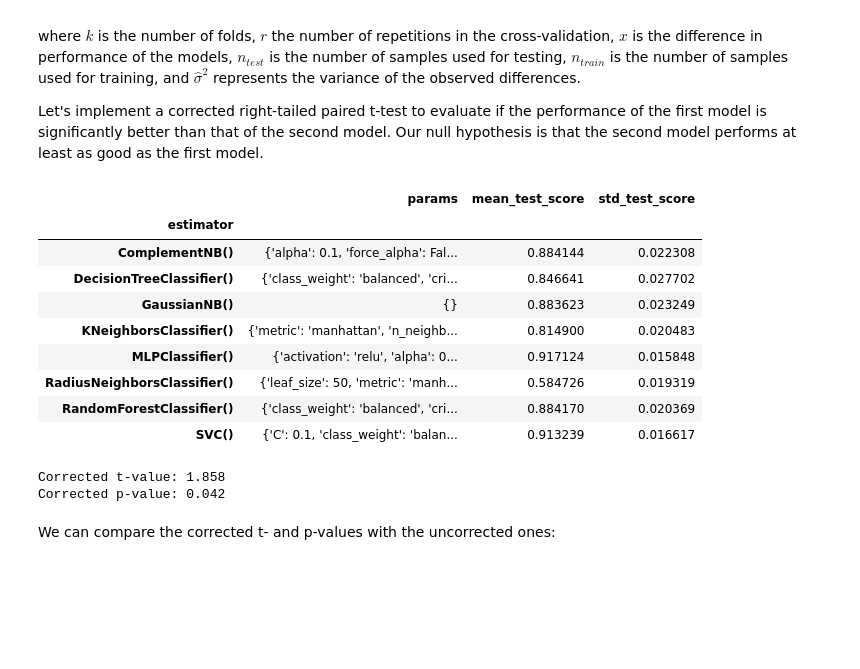
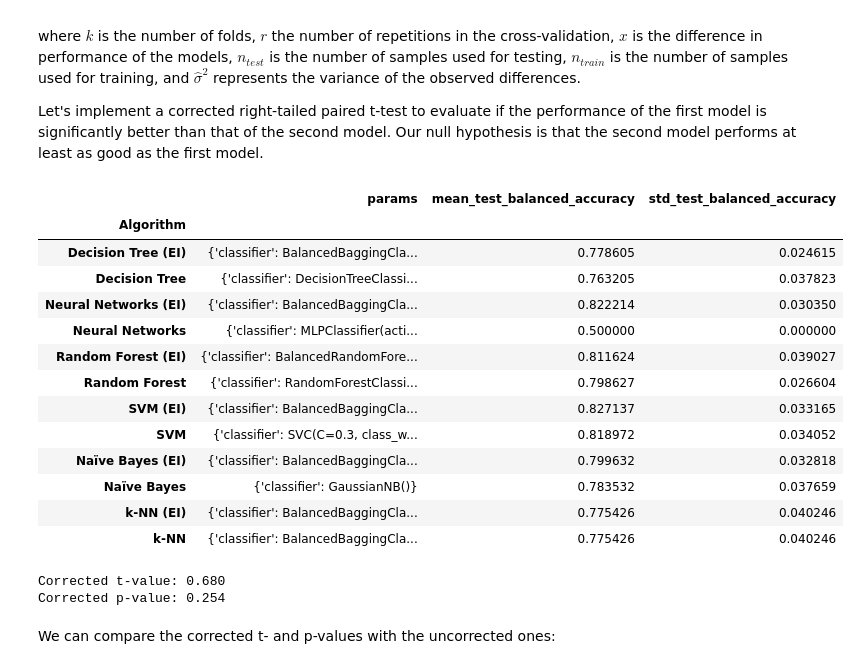
Before and after one commit to fabianopapaiz/als_prognosis_using_ensemble_imbalance, a Jupyter notebook: 05_Train_Validate_Models/16.1 - Multiple models comparison.ipynb, the cells around one changed output. Drawn from its saved outputs; the diff is of its cells as text; code cells hidden in the pictures; blank space fills up the shorter version.

```diff
--- a/05_Train_Validate_Models/16.1 - Multiple models comparison.ipynb
+++ b/05_Train_Validate_Models/16.1 - Multiple models comparison.ipynb
@@ -205,5 +319,5 @@ df_temp[['estimator', 'scenario', "params", 'best', "mean_test_balanced_accuracy
 # %%
-results_df = df_temp
+results_df = df_results.copy()
 
 
 
@@ -211,12 +325,13 @@ results_df = df_temp
 fig, (ax1, ax2, ax3, ax4) = plt.subplots(
     4,1,
     figsize=(7,20),
-#     sharex=False,
-#     sharey=True
+    sharex=False,
+    sharey=True
 )
 
 # create df of model scores ordered by performance
 model_scores = results_df.filter(regex=r"split\d*_test_balanced_accuracy")
+
 g = sns.lineplot(
     ax=ax1,
     data=model_scores.transpose().iloc[:30],
@@ -230,6 +345,7 @@ ax1.set_ylabel("Performance", size=12)
 ax1.tick_params(bottom=True, labelbottom=False)
 ax1.set_title('Balanced Accuracy')
 
+ax1.legend(results_df.Algorithm.values)
 sns.move_legend(g, "center right", bbox_to_anchor=(1.45, 0.5), frameon=True, markerscale=1.7,)
 
 
@@ -247,6 +363,7 @@ ax2.set_xlabel("CV test fold", size=12, labelpad=10)
 ax2.tick_params(bottom=True, labelbottom=False)
 ax2.set_title('AUC')
 
+ax2.legend(results_df.Algorithm.values)
 sns.move_legend(g, "center right", bbox_to_anchor=(1.45, 0.5), frameon=True, markerscale=1.7,)
 
 
@@ -264,6 +381,7 @@ ax3.set_xlabel("CV test fold", size=12, labelpad=10)
 ax3.tick_params(bottom=True, labelbottom=False)
 ax3.set_title('Sensitivity')
 
+ax3.legend(results_df.Algorithm.values)
 sns.move_legend(g, "center right", bbox_to_anchor=(1.45, 0.5), frameon=True, markerscale=1.7,)
 
 
@@ -281,6 +399,7 @@ ax4.set_xlabel("CV test fold", size=12, labelpad=10)
 ax4.tick_params(bottom=True, labelbottom=False)
 ax4.set_title('Specificity')
 
+ax4.legend(results_df.Algorithm.values)
 sns.move_legend(g, "center right", bbox_to_anchor=(1.45, 0.5), frameon=True, markerscale=1.7,)
 
 
@@ -288,7 +407,6 @@ plt.show()
 
 # # print correlation of Bal Acc scores across folds
 # print(f"Correlation of models:")
-
 # df_corr = pd.DataFrame(model_scores.transpose().corr())
 # # display(df_corr)
 # sns.heatmap(data=df_corr)
@@ -719,27 +515,0 @@ in each fold, and calculating the correlation between models across folds:
-# %%
-results_df = df_temp
-
-# create df of model scores ordered by performance
-model_scores = results_df.filter(regex=r"split\d*_test_balanced_accuracy")
-
-# plot 30 examples of dependency between cv fold and AUC scores
-fig, ax = plt.subplots()
-sns.lineplot(
-    data=model_scores.transpose().iloc[:30],
-    dashes=False,
-    palette="Set1",
-    marker="o",
-    alpha=0.5,
-    ax=ax,
-)
-ax.set_xlabel("CV test fold", size=12, labelpad=10)
-ax.set_ylabel("Model Bal.Acc.", size=12)
-ax.tick_params(bottom=True, labelbottom=False)
-plt.show()
-
-# print correlation of AUC scores across folds
-print(f"Correlation of models:")
-
-df_corr = pd.DataFrame(model_scores.transpose().corr())
-# display(df_corr)
-sns.heatmap(data=df_corr)
@@ -850,18 +609,22 @@ def compute_corrected_ttest(differences, df, n_train, n_test):
     p_val = t.sf(np.abs(t_stat), df)  # right-tailed t-test
     return t_stat, p_val
 # %%
-results_df[["params", "mean_test_score", "std_test_score"]]
+results_df[["params", "mean_test_balanced_accuracy", "std_test_balanced_accuracy"]]
 # %% [output]
-|  | params | mean_test_score | std_test_score |
-| estimator |  |  |  |
-| ComplementNB() | {'alpha': 0.1, 'force_alpha': Fal... | 0.884144 | 0.022308 |
-| DecisionTreeClassifier() | {'class_weight': 'balanced', 'cri... | 0.846641 | 0.027702 |
-| GaussianNB() | {} | 0.883623 | 0.023249 |
-| KNeighborsClassifier() | {'metric': 'manhattan', 'n_neighb... | 0.814900 | 0.020483 |
-| MLPClassifier() | {'activation': 'relu', 'alpha': 0... | 0.917124 | 0.015848 |
-| RadiusNeighborsClassifier() | {'leaf_size': 50, 'metric': 'manh... | 0.584726 | 0.019319 |
-| RandomForestClassifier() | {'class_weight': 'balanced', 'cri... | 0.884170 | 0.020369 |
-| SVC() | {'C': 0.1, 'class_weight': 'balan... | 0.913239 | 0.016617 |
+|  | params | mean_test_balanced_accuracy | std_test_balanced_accuracy |
+| Algorithm |  |  |  |
+| Decision Tree (EI) | {'classifier': BalancedBaggingCla... | 0.778605 | 0.024615 |
+| Decision Tree | {'classifier': DecisionTreeClassi... | 0.763205 | 0.037823 |
+| Neural Networks (EI) | {'classifier': BalancedBaggingCla... | 0.822214 | 0.030350 |
+| Neural Networks | {'classifier': MLPClassifier(acti... | 0.500000 | 0.000000 |
+| Random Forest (EI) | {'classifier': BalancedRandomFore... | 0.811624 | 0.039027 |
+| Random Forest | {'classifier': RandomForestClassi... | 0.798627 | 0.026604 |
+| SVM (EI) | {'classifier': BalancedBaggingCla... | 0.827137 | 0.033165 |
+| SVM | {'classifier': SVC(C=0.3, class_w... | 0.818972 | 0.034052 |
+| Naïve Bayes (EI) | {'classifier': BalancedBaggingCla... | 0.799632 | 0.032818 |
+| Naïve Bayes | {'classifier': GaussianNB()} | 0.783532 | 0.037659 |
+| k-NN (EI) | {'classifier': BalancedBaggingCla... | 0.775426 | 0.040246 |
+| k-NN | {'classifier': BalancedBaggingCla... | 0.775426 | 0.040246 |
 # %%
 model_1_scores = model_scores.iloc[0].values  # scores of the best model
 model_2_scores = model_scores.iloc[1].values  # scores of the second-best model
@@ -870,14 +633,14 @@ differences = model_1_scores - model_2_scores
 
 n = differences.shape[0]  # number of test sets
 df = n - 1
-n_train = len(list(cv.split(X, y))[0][0])
-n_test = len(list(cv.split(X, y))[0][1])
+n_train = len(list(cv.split(X_train, y_train))[0][0])
+n_test = len(list(cv.split(X_train, y_train))[0][1])
 
 t_stat, p_val = compute_corrected_ttest(differences, df, n_train, n_test)
 print(f"Corrected t-value: {t_stat:.3f}\nCorrected p-value: {p_val:.3f}")
 # %% [output]
-Corrected t-value: 1.858
-Corrected p-value: 0.042
+Corrected t-value: 0.680
+Corrected p-value: 0.254
 # %% [markdown]
 We can compare the corrected t- and p-values with the uncorrected ones:
 # %%
```
Also changed, not shown: parts of 38 cells of this notebook, 3 other files.
